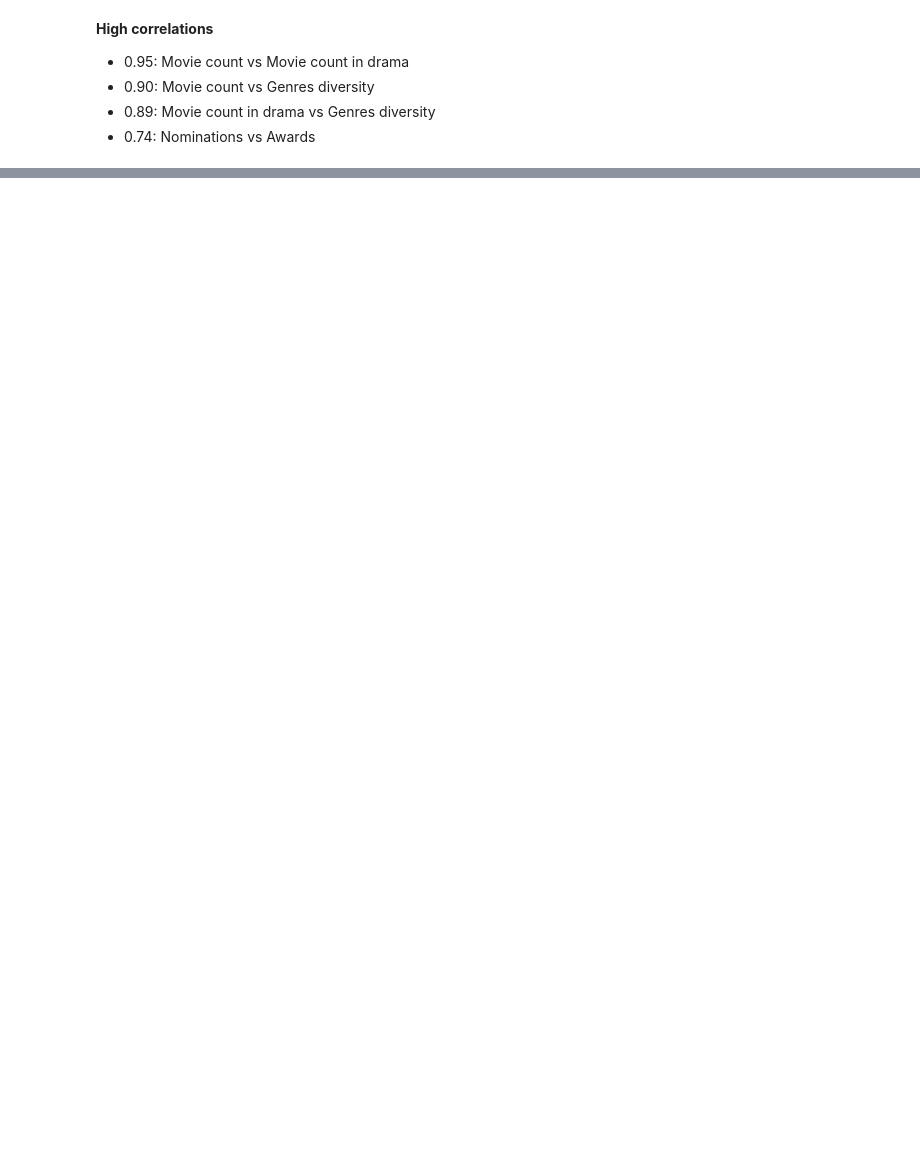
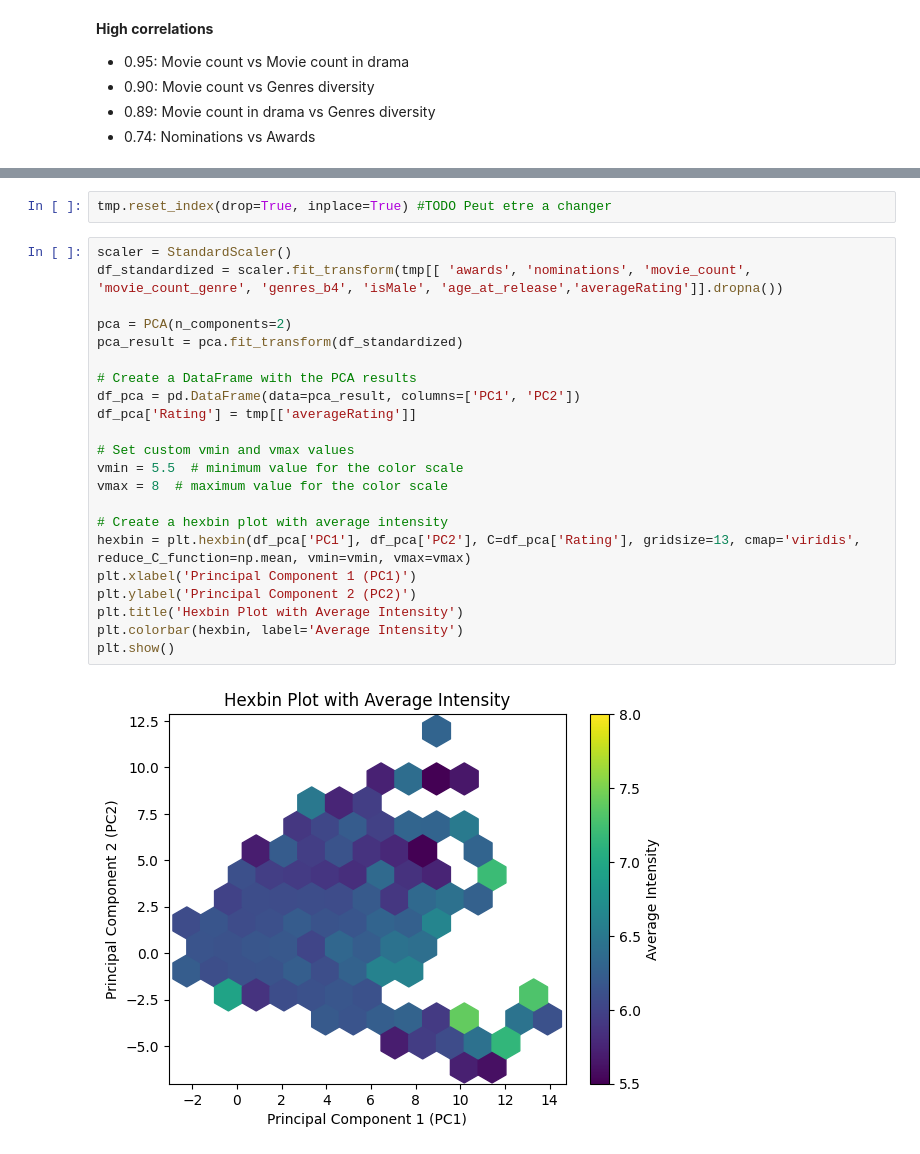
Before and after one commit to epfl-ada/ada-2023-project-dromadaire, a Jupyter notebook: ModeAnal.ipynb, the cells around one changed output, grey strips where cells are left out. Saved outputs shown, nothing was run; the diff lists cells and outputs as text; blank space fills up the shorter version.

```diff
--- a/ModeAnal.ipynb
+++ b/ModeAnal.ipynb
@@ -133,0 +188,26 @@ plt.show()
+# %%
+tmp.reset_index(drop=True, inplace=True) #TODO Peut etre a changer
+# %%
+scaler = StandardScaler()
+df_standardized = scaler.fit_transform(tmp[[ 'awards', 'nominations', 'movie_count', 'movie_count_genre', 'genres_b4', 'isMale', 'age_at_release','averageRating']].dropna())
+
+pca = PCA(n_components=2)
+pca_result = pca.fit_transform(df_standardized)
+
+# Create a DataFrame with the PCA results
+df_pca = pd.DataFrame(data=pca_result, columns=['PC1', 'PC2'])
+df_pca['Rating'] = tmp[['averageRating']]
+
+# Set custom vmin and vmax values
+vmin = 5.5  # minimum value for the color scale
+vmax = 8  # maximum value for the color scale
+
+# Create a hexbin plot with average intensity
+hexbin = plt.hexbin(df_pca['PC1'], df_pca['PC2'], C=df_pca['Rating'], gridsize=13, cmap='viridis', reduce_C_function=np.mean, vmin=vmin, vmax=vmax)
+plt.xlabel('Principal Component 1 (PC1)')
+plt.ylabel('Principal Component 2 (PC2)')
+plt.title('Hexbin Plot with Average Intensity')
+plt.colorbar(hexbin, label='Average Intensity')
+plt.show()
+# %% [output]
+[figure, added]
```
Also changed, not shown: parts of 16 cells of this notebook, 1 other file.
